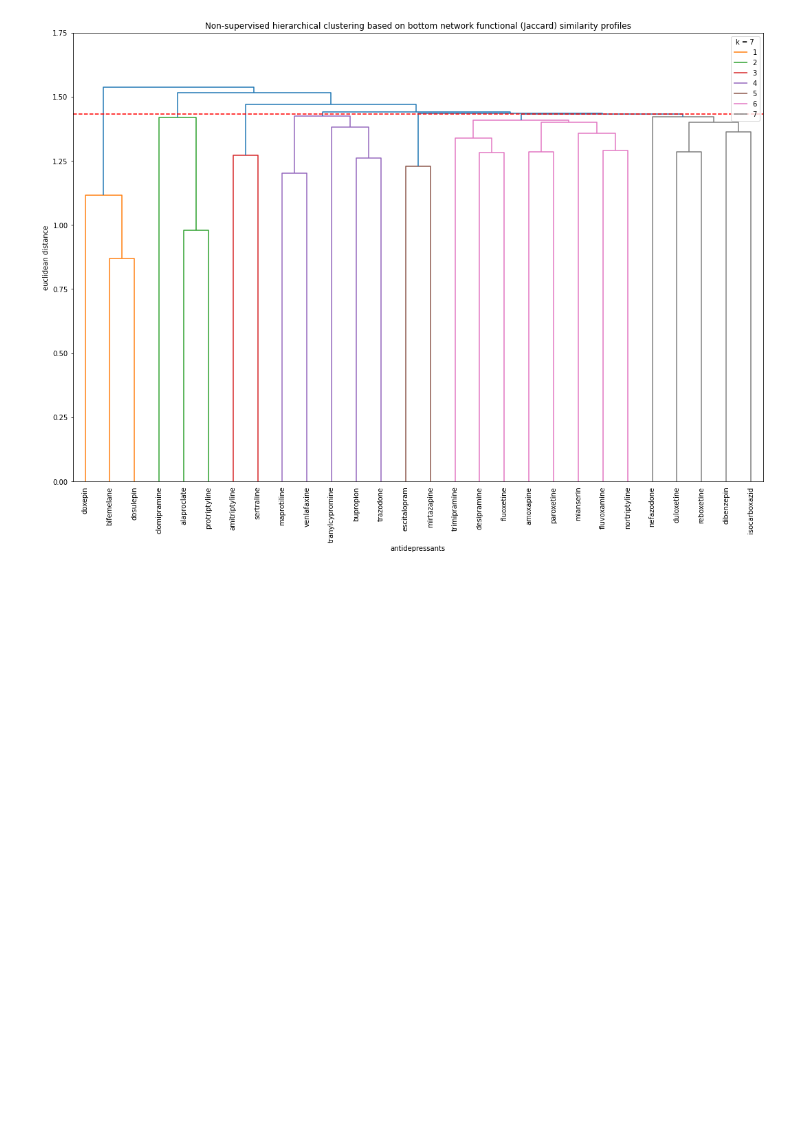
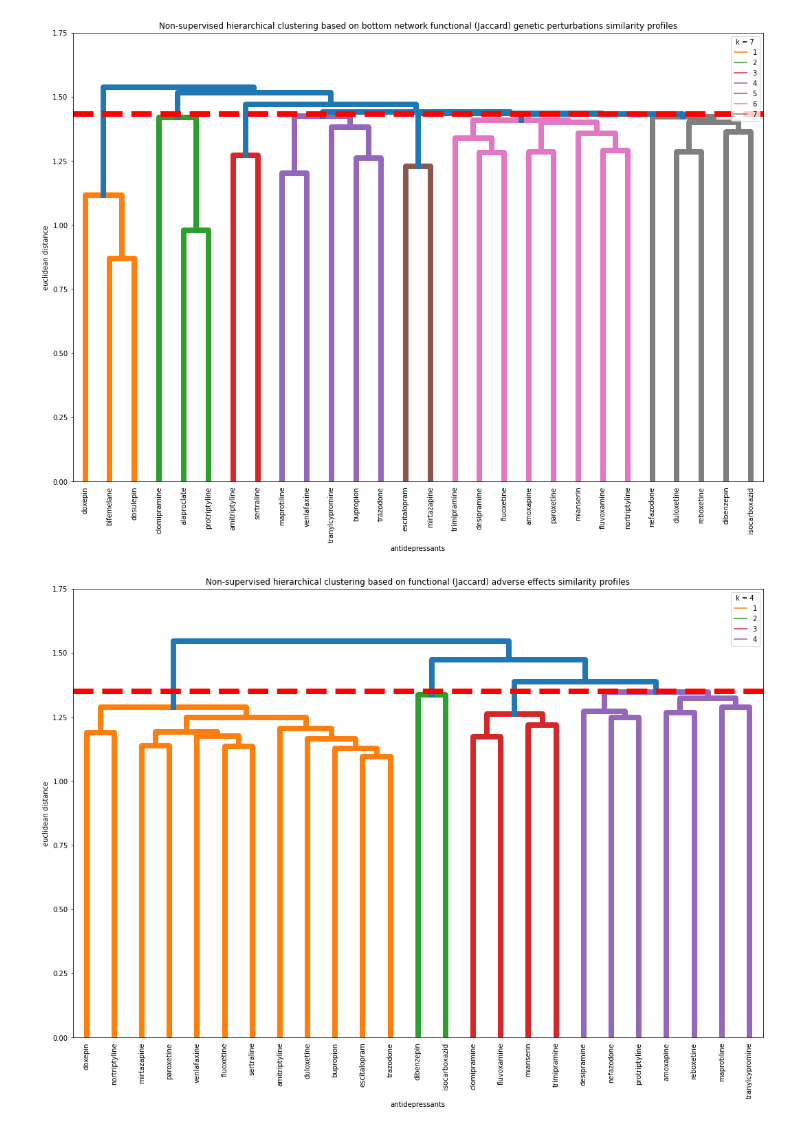
Before and after one commit to ximena-fdz/Antidepresivos-y-redes-complejas, a Jupyter notebook: Scripts:/ProcessingScripts:/ad_nsh_clustering.ipynb, the cells around one changed output. Drawn from its saved outputs; the diff is of its cells as text; code cells hidden in the pictures; blank space fills up the shorter version.

```diff
--- a/Scripts:/ProcessingScripts:/ad_nsh_clustering.ipynb
+++ b/Scripts:/ProcessingScripts:/ad_nsh_clustering.ipynb
@@ -109,14 +121,18 @@ distance_matrix = sch.distance.pdist(bottom_jac, metric='euclidean')
 linkage_matrix = sch.linkage(distance_matrix, method='complete')
 # %%
 ################################################################################
-# data visualization for bottom network functional similarity
+# data visualization for bottom network functional genetic perturbations similarity
 ################################################################################
 
 ## create the dendrogram
 plt.figure(figsize=(18, 12))
 dendrogram = sch.dendrogram(linkage_matrix, labels=antidepressants, color_threshold=1.432)
-plt.axhline(y=1.432, color='r', linestyle='--', label='cut-off threshold')
-plt.title('Non-supervised hierarchical clustering based on bottom network functional (Jaccard) similarity profiles')
+for i, d in enumerate(dendrogram['dcoord']):
+    x = dendrogram['icoord'][i]
+    plt.plot(x, d, c=dendrogram['color_list'][i], linewidth=8)
+
+plt.axhline(y=1.432, color='r', linestyle='--', label='cut-off threshold', linewidth=8)
+plt.title('Non-supervised hierarchical clustering based on bottom network functional (Jaccard) genetic perturbations similarity profiles')
 plt.xlabel('antidepressants')
 plt.ylim(0, 1.75)
 plt.yticks(np.arange(0, 2, 0.25))
@@ -125,4 +141,37 @@ plt.xticks(fontsize=10, rotation=90)
 plt.legend(['1', '2', '3', '4', '5', '6', '7'],  title='k = 7', loc='upper right')
 plt.show()
 # %% [output]
-[figure, old version]
+[figure, new version]
+# %%
+################################################################################
+# non-supervised hierarchical clustering for functional adverse effects similarity
+################################################################################
+
+## create the dissimilarity matrix based on the 'euclidean' distance metric
+distance_matrix = sch.distance.pdist(eff, metric='euclidean')
+
+## create a linkage matrix performing non-supervised hierarchical clustering using the 'complete' method
+linkage_matrix = sch.linkage(distance_matrix, method='complete')
+# %%
+################################################################################
+# data visualization for functional adverse effects similarity
+################################################################################
+
+## create the dendrogram
+plt.figure(figsize=(18, 12))
+dendrogram = sch.dendrogram(linkage_matrix, labels=antidepressants_eff, color_threshold=1.35)
+for i, d in enumerate(dendrogram['dcoord']):
+    x = dendrogram['icoord'][i]
+    plt.plot(x, d, c=dendrogram['color_list'][i], linewidth=8)
+
+plt.axhline(y=1.35, color='r', linestyle='--', label='cut-off threshold', linewidth=8)
+plt.title('Non-supervised hierarchical clustering based on functional (Jaccard) adverse effects similarity profiles')
+plt.xlabel('antidepressants')
+plt.ylim(0, 1.75)
+plt.yticks(np.arange(0, 2, 0.25))
+plt.ylabel('euclidean distance')
+plt.xticks(fontsize=10, rotation=90)
+plt.legend(['1', '2', '3', '4'], title='k = 4', loc='upper right')
+plt.show()
+# %% [output]
+[figure, added]
```
Also changed, not shown: parts of 5 cells of this notebook.
